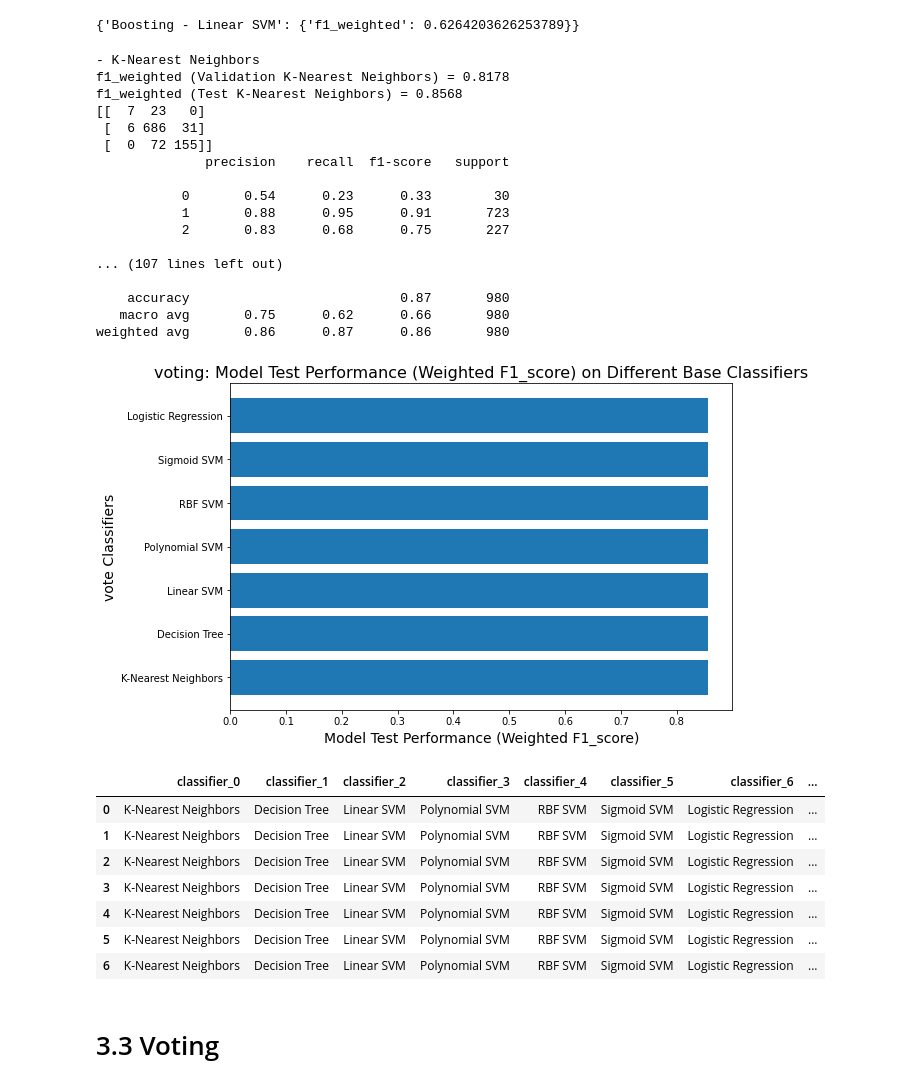
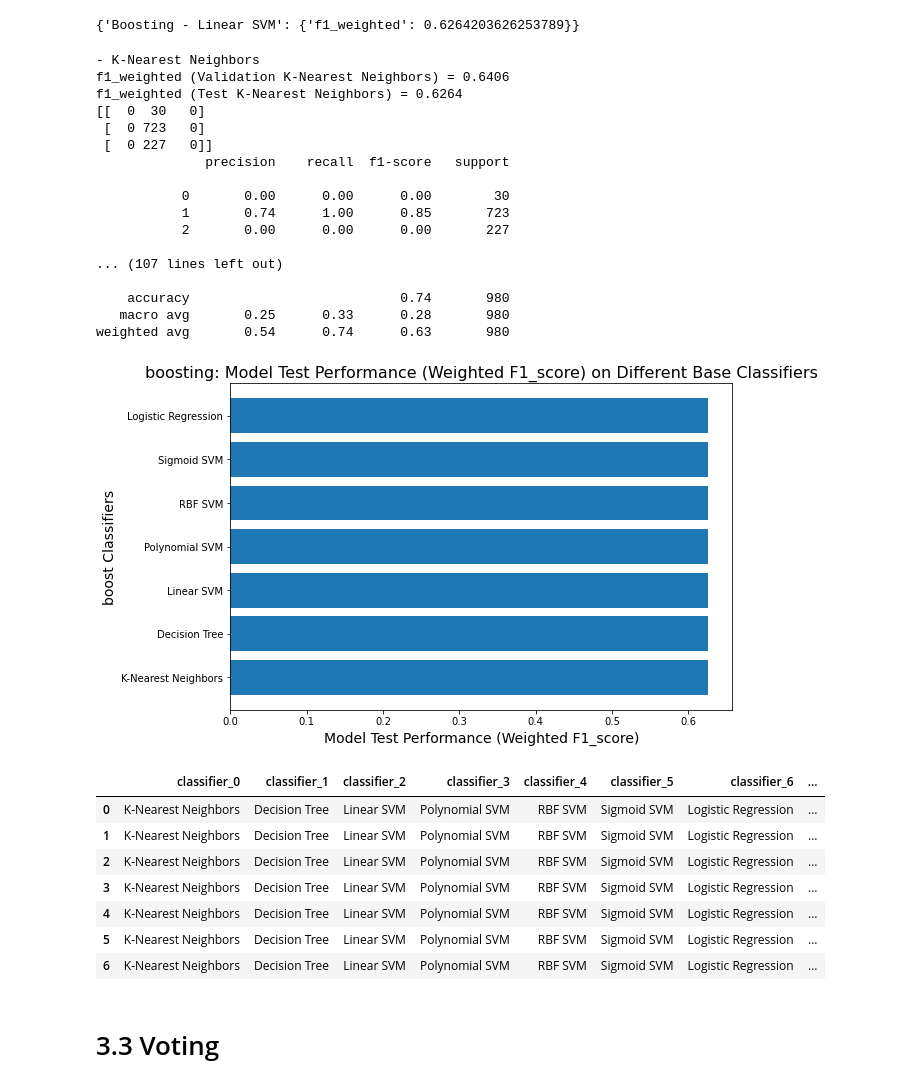
Before and after one commit to jinwenhua/group11, a Jupyter notebook: Wine.ipynb, the cells around one changed output. Drawn from its saved outputs; the diff is of its cells as text; code cells hidden in the pictures.

```diff
--- a/Wine.ipynb
+++ b/Wine.ipynb
@@ -2646,47 +2646,47 @@ font_size = 12
 plt.figure(figsize=(9, 6))
 plt.barh(list_clf, list_score)
 
-plt.title("voting: {} on Different Base Classifiers".format(str_x_label), fontsize=(font_size + 4))
+plt.title("boosting: {} on Different Base Classifiers".format(str_x_label), fontsize=(font_size + 4))
 plt.xlabel(str_x_label, fontsize=(font_size + 2))
-plt.ylabel("vote Classifiers", fontsize=(font_size + 2))
+plt.ylabel("boost Classifiers", fontsize=(font_size + 2))
 
 plt.show()
 
 ##Save plot into PNG (optional)
 ##plt.savefig("final_project_performance_boosting.png", dpi=300, bbox_inches="tight")
 # Create data frame
 # ---
 data = dict()
 for i, base_clf in enumerate(list_clf):
     clf_key = "classifier_{}".format(i)
     data[clf_key] = base_clf
 
 data["test_performance"] = list_score
 df_performance = pd.DataFrame(data=data)
 
 # Save and export df_performance to CSV file (optional)
 #df_performance.to_csv(r'final_project_performance_boosting_{}clf.csv'.format(3), index = False, header = True)
 
 df_performance
 # %% [output]
 - K-Nearest Neighbors
-f1_weighted (Validation K-Nearest Neighbors) = 0.8178
-f1_weighted (Test K-Nearest Neighbors) = 0.8568
-[[  7  23   0]
- [  6 686  31]
- [  0  72 155]]
+f1_weighted (Validation K-Nearest Neighbors) = 0.6406
+f1_weighted (Test K-Nearest Neighbors) = 0.6264
+[[  0  30   0]
+ [  0 723   0]
+ [  0 227   0]]
               precision    recall  f1-score   support
 
-           0       0.54      0.23      0.33        30
-           1       0.88      0.95      0.91       723
-           2       0.83      0.68      0.75       227
+           0       0.00      0.00      0.00        30
+           1       0.74      1.00      0.85       723
+           2       0.00      0.00      0.00       227
 
 ... (107 lines left out)
 
-    accuracy                           0.87       980
-   macro avg       0.75      0.62      0.66       980
-weighted avg       0.86      0.87      0.86       980
+    accuracy                           0.74       980
+   macro avg       0.25      0.33      0.28       980
+weighted avg       0.54      0.74      0.63       980
-[figure, old version]
+[figure, new version]
 |  | classifier_0 | classifier_1 | classifier_2 | classifier_3 | classifier_4 | classifier_5 | classifier_6 | ... |
 | 0 | K-Nearest Neighbors | Decision Tree | Linear SVM | Polynomial SVM | RBF SVM | Sigmoid SVM | Logistic Regression | ... |
 | 1 | K-Nearest Neighbors | Decision Tree | Linear SVM | Polynomial SVM | RBF SVM | Sigmoid SVM | Logistic Regression | ... |
```
Also changed, not shown: parts of 21 cells of this notebook.
